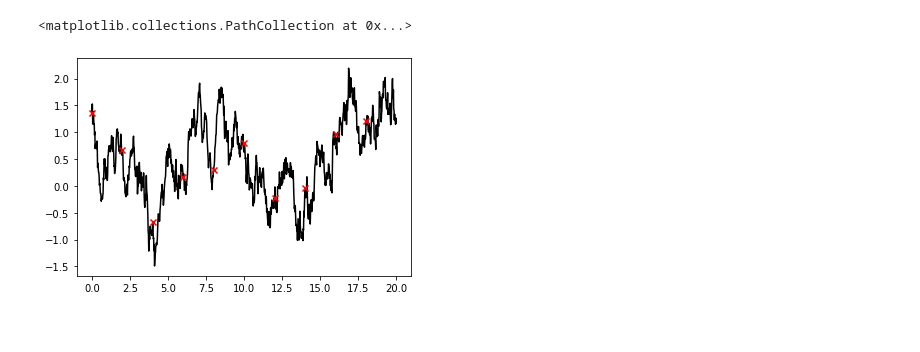
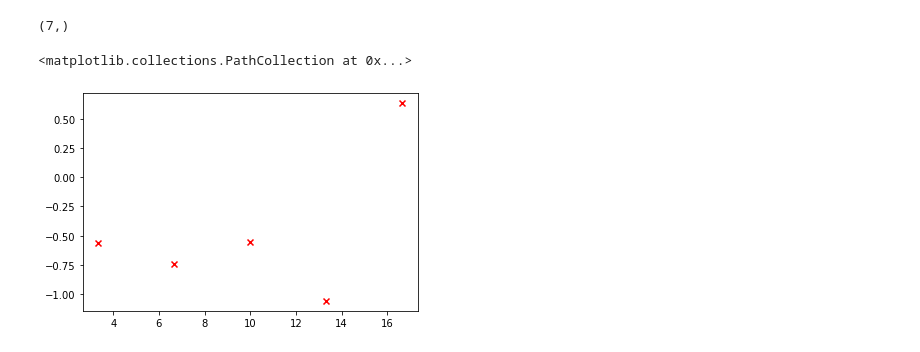
Before and after one commit to stratisMarkou/random-walks, a Jupyter notebook: content/misc/sde-as-gp/sde-as-gp.ipynb, the cells around one changed output. Saved outputs shown, nothing was run; the diff lists cells and outputs as text; code cells hidden in the pictures.

```diff
--- a/content/misc/sde-as-gp/sde-as-gp.ipynb
+++ b/content/misc/sde-as-gp/sde-as-gp.ipynb
@@ -1,35 +1,41 @@
 # %%
 import numpy as np
 from matplotlib import pyplot as plt
 
 def ou_cov(sigma, gamma, t, t_):
 
     coeff = 0.5 * sigma ** 2 / gamma
     exp = np.exp(- gamma * np.abs(t[..., :, None] - t_[..., None, :]))
 
     return coeff * exp
 
 
 t0 = 0.
 t1 = 20.
 
 sigma = 1.
 gamma = 1.
+r = 1e-1
 
-num_pts = 1000
-idx = num_pts // 10
+num_train_pts = 5
+grid_size = 100000
+interval_size = grid_size // (num_train_pts + 1)
 
-np.random.seed(0)
+np.random.seed(1)
 
-t = np.linspace(t0, t1, num_pts)
-x_mean = np.zeros((num_pts,))
-x_cov = ou_cov(sigma=sigma, gamma=gamma, t=t, t_=t)
+t_grid = np.linspace(t0, t1, grid_size)
+t_train = t_grid[::interval_size][1:-1]
+print(t_grid[::interval_size].shape)
 
-x = np.random.multivariate_normal(mean=x_mean, cov=x_cov)
+x_mean = np.zeros((num_train_pts,))
+x_cov = ou_cov(sigma=sigma, gamma=gamma, t=t_train, t_=t_train)
+x_cov = x_cov + r ** 2 * np.eye(num_train_pts)
 
-plt.plot(t, x, color='k', zorder=1)
-plt.scatter(t[::idx], x[::idx], marker='x', color='red', zorder=2)
+x_train = np.random.multivariate_normal(mean=x_mean, cov=x_cov)
+
+plt.scatter(t_train, x_train, marker='x', color='red', zorder=2)
 # %% [output]
-<matplotlib.collections.PathCollection at 0x...>
+(7,)
+<matplotlib.collections.PathCollection at 0x...>
-[figure, old version]
+[figure, new version]
 # %%
```
Also changed, not shown: parts of 4 cells of this notebook.
